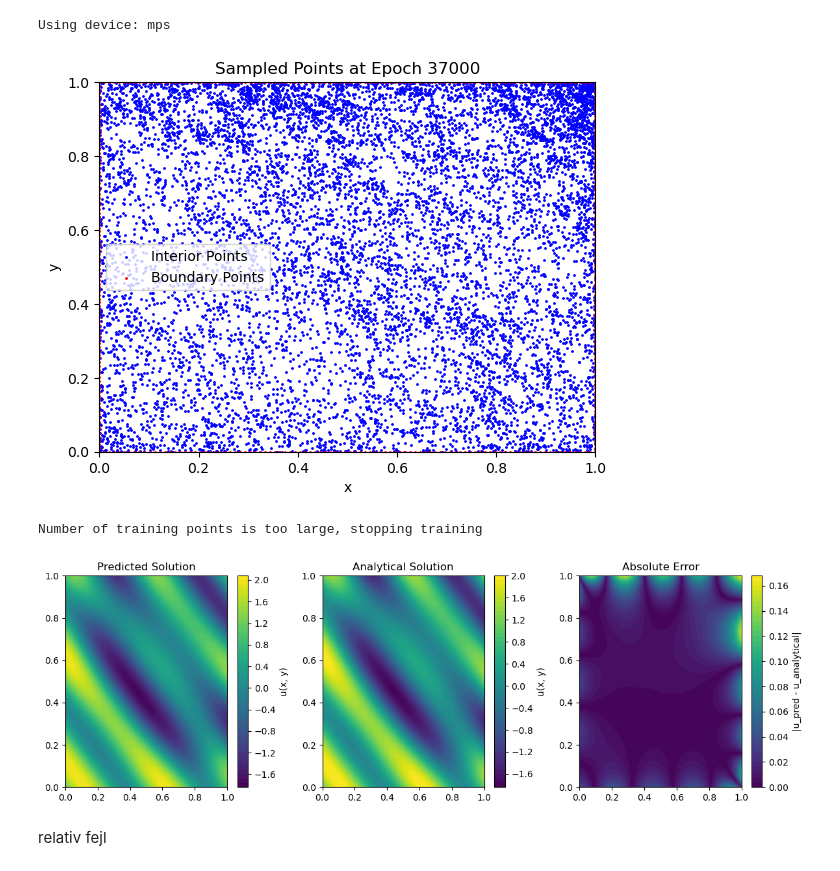
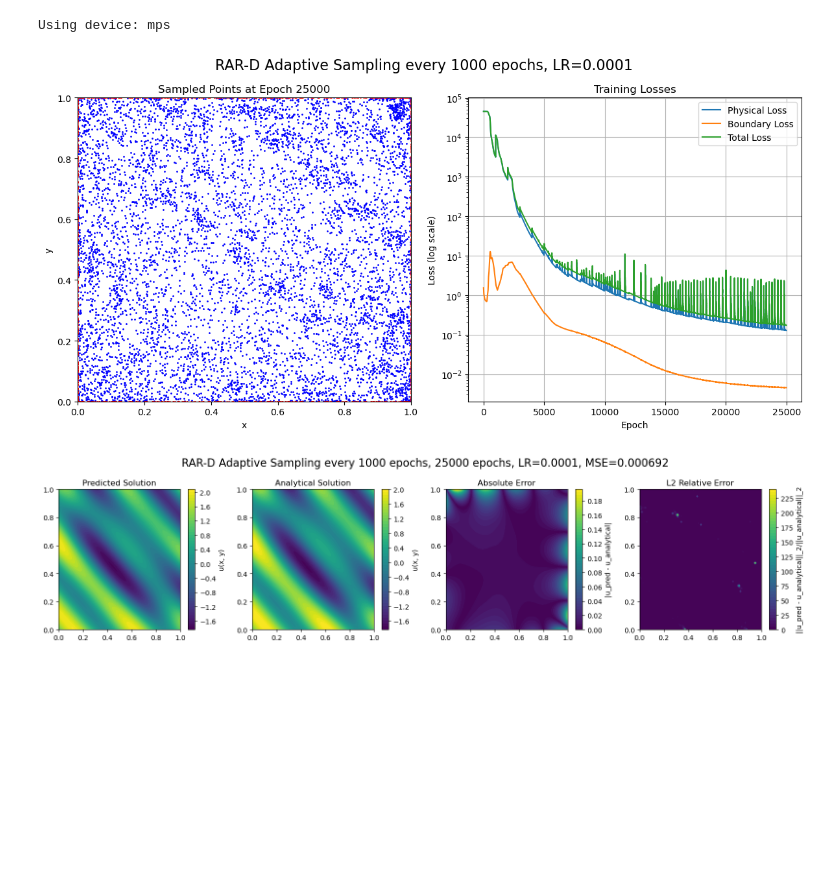
Before and after one commit to LouisKamp/02456-Deep-Learning-Project, a Jupyter notebook: PINN_RAR-D_FIXED.ipynb, the cells around one changed output. Drawn from its saved outputs; the diff is of its cells as text; code cells hidden in the pictures; blank space fills up the shorter version.

```diff
--- a/PINN_RAR-D_FIXED.ipynb
+++ b/PINN_RAR-D_FIXED.ipynb
@@ -65,7 +65,7 @@ def loss_pinn(model, xy, x_boundary, u_boundary, f):
     # boundary condition loss
     u_boundary_pred = model(x_boundary)
     boundary_loss = torch.mean((u_boundary_pred - u_boundary)**2)
-    return physical_loss +  10 * boundary_loss
+    return physical_loss +  10 * boundary_loss, physical_loss, boundary_loss
 
 
 def compute_residuals(model, points):
@@ -116,7 +116,8 @@ f = laplacian(u_analytical, x_interior)
 x_interior.requires_grad_(False)
 
 # Boundary points
-x_boundary_x = torch.linspace(0, 1, 100, device=device).unsqueeze(1)
+#x_boundary_x = torch.linspace(0, 1, 250, device=device).unsqueeze(1)
+x_boundary_x = torch.rand(250, 1, device=device)
 x_boundary = torch.cat([
     torch.cat([x_boundary_x, torch.zeros_like(x_boundary_x)], dim=1),
     torch.cat([x_boundary_x, torch.ones_like(x_boundary_x)], dim=1),
@@ -133,23 +134,16 @@ from IPython.display import clear_output
 # ... existing code ...
 
 # Training
-num_epochs = 50000
+num_epochs = 25000
 model = PINN().to(device)
-optimizer = optim.Adam(model.parameters(), lr=0.00005)
+optimizer = optim.Adam(model.parameters(), lr=0.0001)
 
 n_interior_points = 250
+physical_losses = []
+boundary_losses = []
+total_losses = []
 
 
-# Plot initial points
-plt.figure(figsize=(6, 6))
-plt.scatter(x_interior[:, 0].cpu().numpy(), x_interior[:, 1].cpu().numpy(), s=1, c='blue', label='Interior Points')
-plt.scatter(x_boundary[:, 0].cpu().numpy(), x_boundary[:, 1].cpu().numpy(), s=1, c='red', label='Boundary Points')
-plt.xlim(0, 1)
-plt.ylim(0, 1)
-plt.title("Initial Points")
-plt.xlabel("x")
-plt.ylabel("y")
-plt.show()
 
 # Define the resampling interval (in epochs)
 resampling_interval = 1000  # Resample every 100 epochs
@@ -157,44 +151,62 @@ resampling_interval = 1000  # Resample every 100 epochs
 # Training loop
 for epoch in range(num_epochs):
     optimizer.zero_grad()
-    loss = loss_pinn(model, x_interior, x_boundary, u_boundary, f)
+    loss, physical_loss, boundary_loss = loss_pinn(model, x_interior, x_boundary, u_boundary, f)
     loss.backward()
     optimizer.step()
-
+    # Store losses
+    physical_losses.append(physical_loss.item())
+    boundary_losses.append(boundary_loss.item())
+    total_losses.append(loss.item())
     # Perform resampling at fixed intervals
     if (epoch + 1) % resampling_interval == 0:
         # Resample interior points
         x_interior = adaptive_sampling_RAR_D(model, x_interior, n_interior_points)
         x_interior = x_interior.requires_grad_(True)
 
         # Update source term f
         u_analytical = analytical_solution(x_interior[:, 0], x_interior[:, 1])
         f = laplacian(u_analytical, x_interior)
         x_interior.requires_grad_(False)
-
-        # Plot resampled points (optional)
+    if (epoch + 1) % 100 == 0:
         clear_output(wait=True)
+        plt.figure(figsize=(12, 6))
+        plt.suptitle('RAR-D Adaptive Sampling every 1000 epochs, LR=0.0001', fontsize=16)
+        plt.subplot(1, 2, 1)
         plt.scatter(x_interior[:, 0].cpu().numpy(), x_interior[:, 1].cpu().numpy(), s=1, c='blue', label='Interior Points')
         plt.scatter(x_boundary[:, 0].cpu().numpy(), x_boundary[:, 1].cpu().numpy(), s=1, c='red', label='Boundary Points')
         plt.xlim(0, 1)
         plt.ylim(0, 1)
         plt.title(f"Sampled Points at Epoch {epoch + 1}")
         plt.xlabel("x")
         plt.ylabel("y")
+
+        # Loss subplot
+        plt.subplot(1, 2, 2)
+        plt.semilogy(physical_losses, label='Physical Loss')
+        plt.semilogy(boundary_losses, label='Boundary Loss')
+        plt.semilogy(total_losses, label='Total Loss')
+        plt.title('Training Losses')
+        plt.xlabel('Epoch')
+        plt.ylabel('Loss (log scale)')
+        plt.legend()
+        plt.grid(True)
+
+        plt.tight_layout()
         plt.show()
 
     # Print progress
     if epoch % 50 == 0:
         print(f"Epoch {epoch + 1}: Loss = {loss.item()}, LR = {optimizer.param_groups[0]['lr']}")
 
     # check if number of training points is too large
-    if len(x_interior) > 10000:
+    if len(x_interior) > 100000:
         print("Number of training points is too large, stopping training")
         break
 # %% [output]
-[figure, old version]
+[figure, new version]
-Number of training points is too large, stopping training
 # %%
+
 # Plotting:
 grid_x, grid_y = torch.meshgrid(torch.linspace(0, 1, 100), torch.linspace(0, 1, 100))
 grid_points = torch.stack([grid_x.flatten(), grid_y.flatten()], dim=-1).to(device)
@@ -209,31 +221,39 @@ y_vals = grid_y.cpu().numpy()
 u_analytical = analytical_solution(grid_x, grid_y).cpu().numpy()
 
 # Plot the predicted solution
-plt.figure(figsize=(12, 4))
+plt.figure(figsize=(16, 4))
 
-plt.subplot(1, 3, 1)
+plt.subplot(1, 4, 1)
 plt.contourf(x_vals, y_vals, u_pred, levels=50)
 plt.colorbar(label="u(x, y)")
-plt.title("Predicted Solution")
+plt.title(f"Predicted Solution")
 
 # Plot the analytical solution
-plt.subplot(1, 3, 2)
+plt.subplot(1, 4, 2)
 plt.contourf(x_vals, y_vals, u_analytical, levels=50)
 plt.colorbar(label="u(x, y)")
 plt.title("Analytical Solution")
 
-# Plot the difference
-plt.subplot(1, 3, 3)
+# Plot the absolute difference
+plt.subplot(1, 4, 3)
 plt.contourf(x_vals, y_vals, np.abs(u_pred - u_analytical), levels=50)
 plt.colorbar(label="|u_pred - u_analytical|")
 plt.title("Absolute Error")
 
+# Plot the L2 relative error
+plt.subplot(1, 4, 4)
+l2_rel_error = np.sqrt((u_pred - u_analytical)**2) / np.sqrt(u_analytical**2)
+plt.contourf(x_vals, y_vals, l2_rel_error, levels=50)
+plt.colorbar(label="||u_pred - u_analytical||_2/||u_analytical||_2")
+plt.title("L2 Relative Error")
+
+mse = torch.mean((torch.tensor(u_pred) - torch.tensor(u_analytical))**2)
+plt.suptitle(f'RAR-D Adaptive Sampling every 1000 epochs, 25000 epochs, LR=0.0001, MSE={mse:.6f}', fontsize=16)
 plt.tight_layout()
+plt.savefig("pinn_RAR-D.pdf", format="pdf")
 plt.show()
 # %% [output]
-[figure, old version]
+[figure, new version]
-# %% [markdown]
-relativ fejl
 # %%
 # evaluate output in (0.5, 0.5)
 model(torch.tensor([0.4, 0.2], device=device))
```
Also changed, not shown: parts of 2 cells of this notebook, 7 other files.
